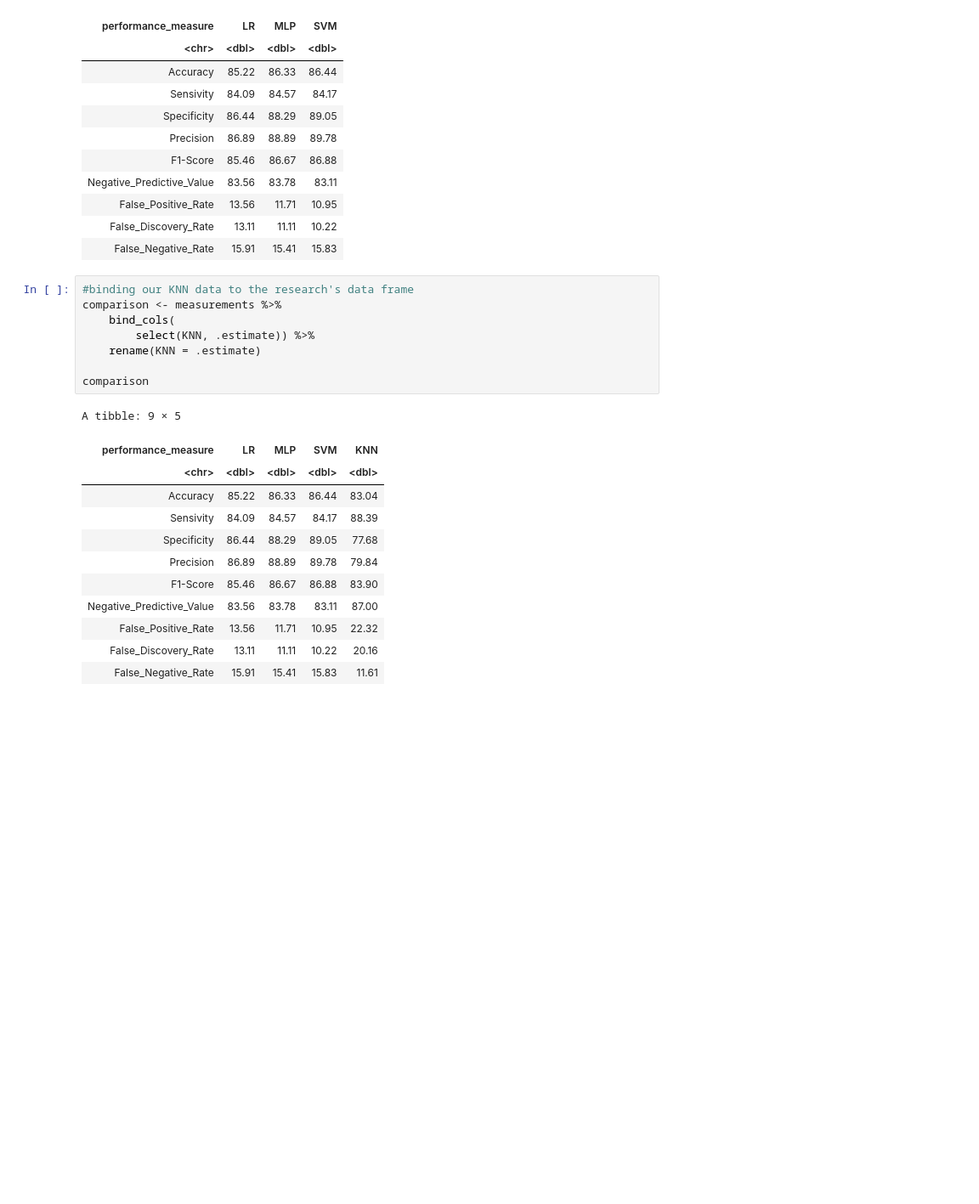
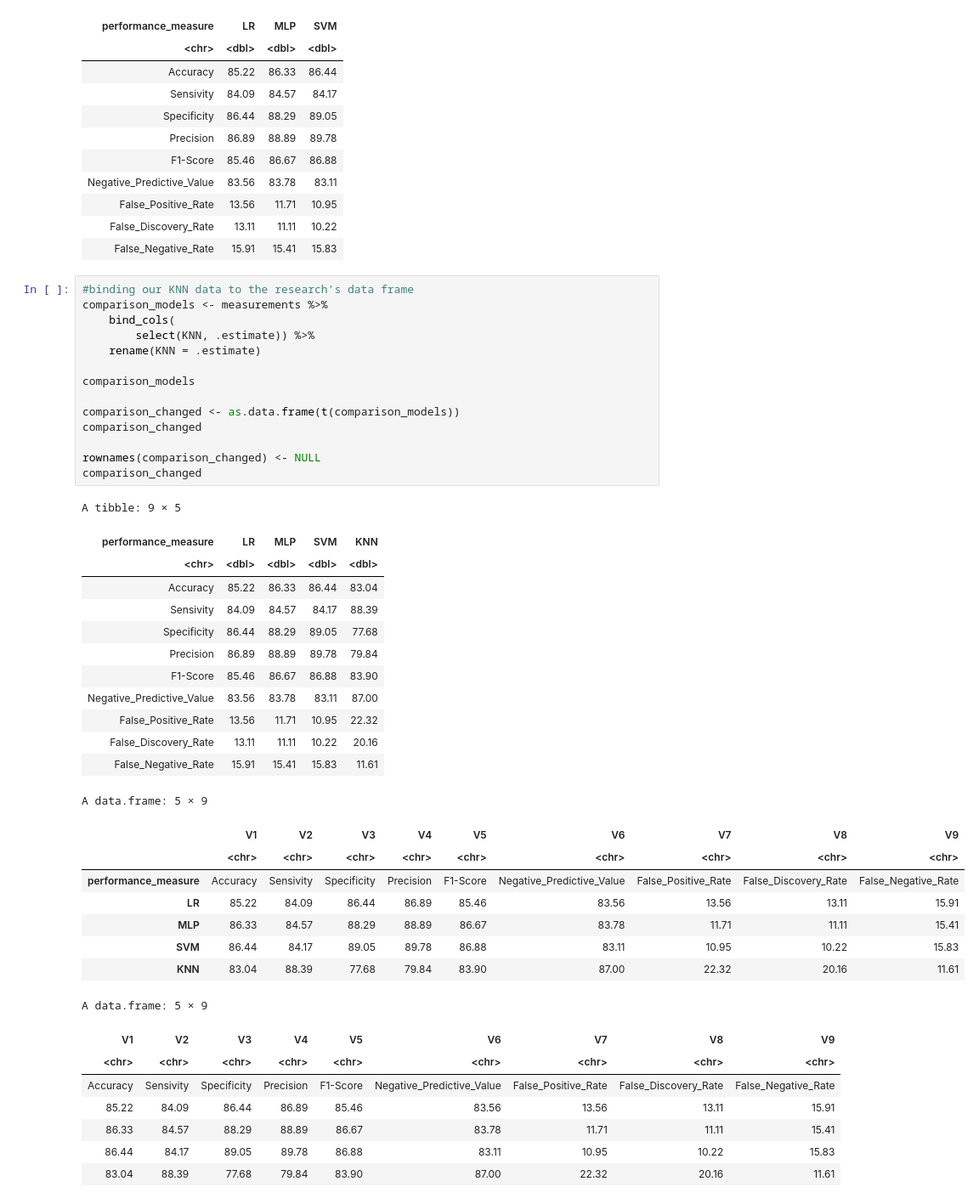
Before and after one commit to dylankim990/DSCI100_Group_1, a Jupyter notebook: MainDataAnalysis.ipynb, the cells around one changed output. Shown at 85% size. Drawn from its saved outputs; the diff is of its cells as text; blank space fills up the shorter version.

Commit message:
trying to fix rownames and colnames of comaprison file to create visual
an hour trying by myself; attended Eros's OH, but he could not solve it at the moment.

```diff
--- a/MainDataAnalysis.ipynb
+++ b/MainDataAnalysis.ipynb
@@ -284,22 +284,44 @@ A tibble: 9 × 4
 | False_Negative_Rate | 15.91 | 15.41 | 15.83 |
 # %%
 #binding our KNN data to the research's data frame
-comparison <- measurements %>%
+comparison_models <- measurements %>%
     bind_cols(
         select(KNN, .estimate)) %>%
     rename(KNN = .estimate)
 
-comparison
+comparison_models
+
+comparison_changed <- as.data.frame(t(comparison_models))
+comparison_changed
+
+rownames(comparison_changed) <- NULL
+comparison_changed
 # %% [output]
 A tibble: 9 × 5
 | performance_measure | LR | MLP | SVM | KNN |
 | <chr> | <dbl> | <dbl> | <dbl> | <dbl> |
 | Accuracy | 85.22 | 86.33 | 86.44 | 83.04 |
 | Sensivity | 84.09 | 84.57 | 84.17 | 88.39 |
 | Specificity | 86.44 | 88.29 | 89.05 | 77.68 |
 | Precision | 86.89 | 88.89 | 89.78 | 79.84 |
 | F1-Score | 85.46 | 86.67 | 86.88 | 83.90 |
 | Negative_Predictive_Value | 83.56 | 83.78 | 83.11 | 87.00 |
 | False_Positive_Rate | 13.56 | 11.71 | 10.95 | 22.32 |
 | False_Discovery_Rate | 13.11 | 11.11 | 10.22 | 20.16 |
 | False_Negative_Rate | 15.91 | 15.41 | 15.83 | 11.61 |
+A data.frame: 5 × 9
+|  | V1 | V2 | V3 | V4 | V5 | V6 | V7 | V8 | V9 |
+|  | <chr> | <chr> | <chr> | <chr> | <chr> | <chr> | <chr> | <chr> | <chr> |
+| performance_measure | Accuracy | Sensivity | Specificity | Precision | F1-Score | Negative_Predictive_Value | False_Positive_Rate | False_Discovery_Rate | False_Negative_Rate |
+| LR | 85.22 | 84.09 | 86.44 | 86.89 | 85.46 | 83.56 | 13.56 | 13.11 | 15.91 |
+| MLP | 86.33 | 84.57 | 88.29 | 88.89 | 86.67 | 83.78 | 11.71 | 11.11 | 15.41 |
+| SVM | 86.44 | 84.17 | 89.05 | 89.78 | 86.88 | 83.11 | 10.95 | 10.22 | 15.83 |
+| KNN | 83.04 | 88.39 | 77.68 | 79.84 | 83.90 | 87.00 | 22.32 | 20.16 | 11.61 |
+A data.frame: 5 × 9
+| V1 | V2 | V3 | V4 | V5 | V6 | V7 | V8 | V9 |
+| <chr> | <chr> | <chr> | <chr> | <chr> | <chr> | <chr> | <chr> | <chr> |
+| Accuracy | Sensivity | Specificity | Precision | F1-Score | Negative_Predictive_Value | False_Positive_Rate | False_Discovery_Rate | False_Negative_Rate |
+| 85.22 | 84.09 | 86.44 | 86.89 | 85.46 | 83.56 | 13.56 | 13.11 | 15.91 |
+| 86.33 | 84.57 | 88.29 | 88.89 | 86.67 | 83.78 | 11.71 | 11.11 | 15.41 |
+| 86.44 | 84.17 | 89.05 | 89.78 | 86.88 | 83.11 | 10.95 | 10.22 | 15.83 |
+| 83.04 | 88.39 | 77.68 | 79.84 | 83.90 | 87.00 | 22.32 | 20.16 | 11.61 |
```
Also changed, not shown: parts of 2 cells of this notebook.
